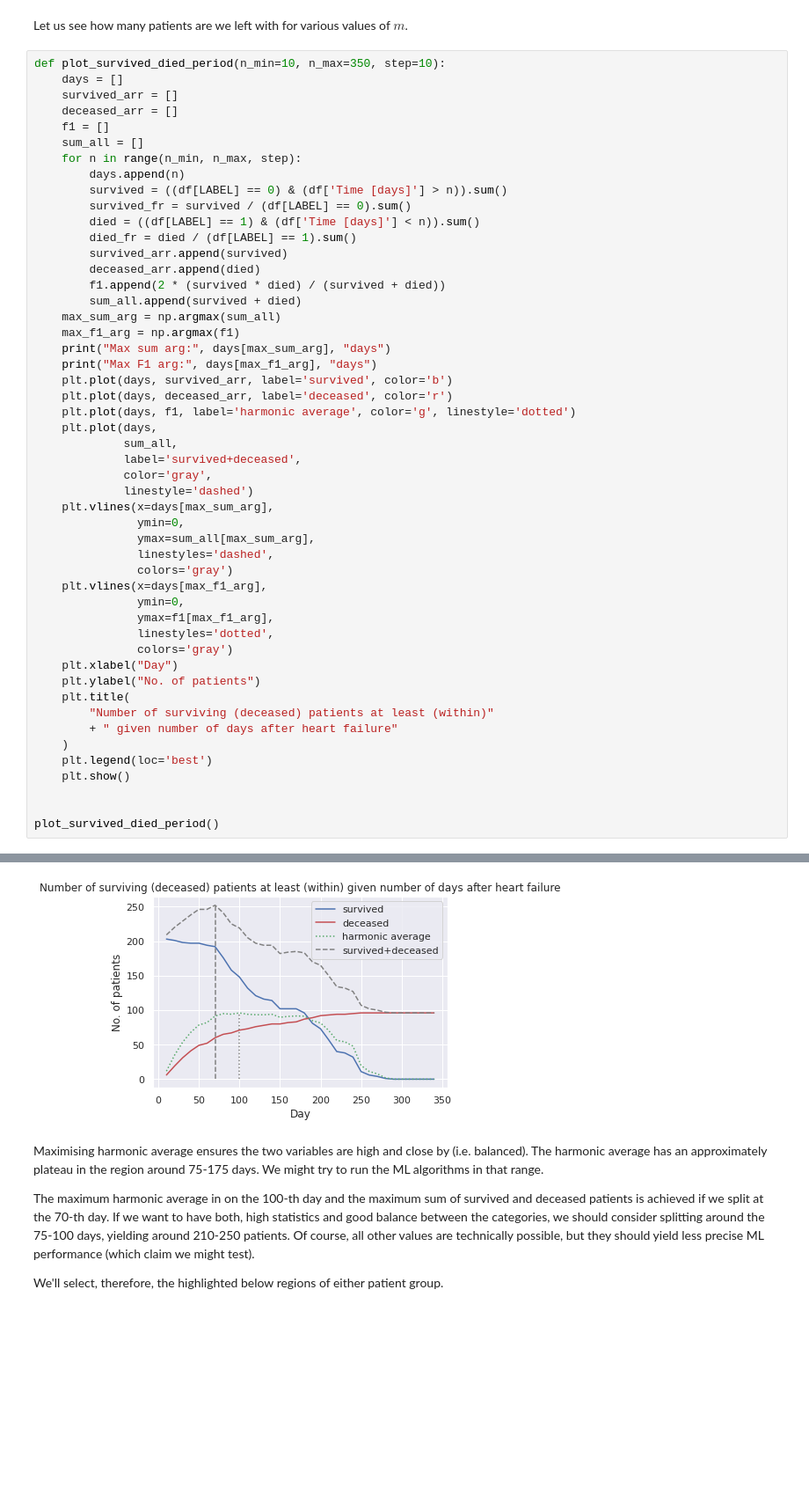
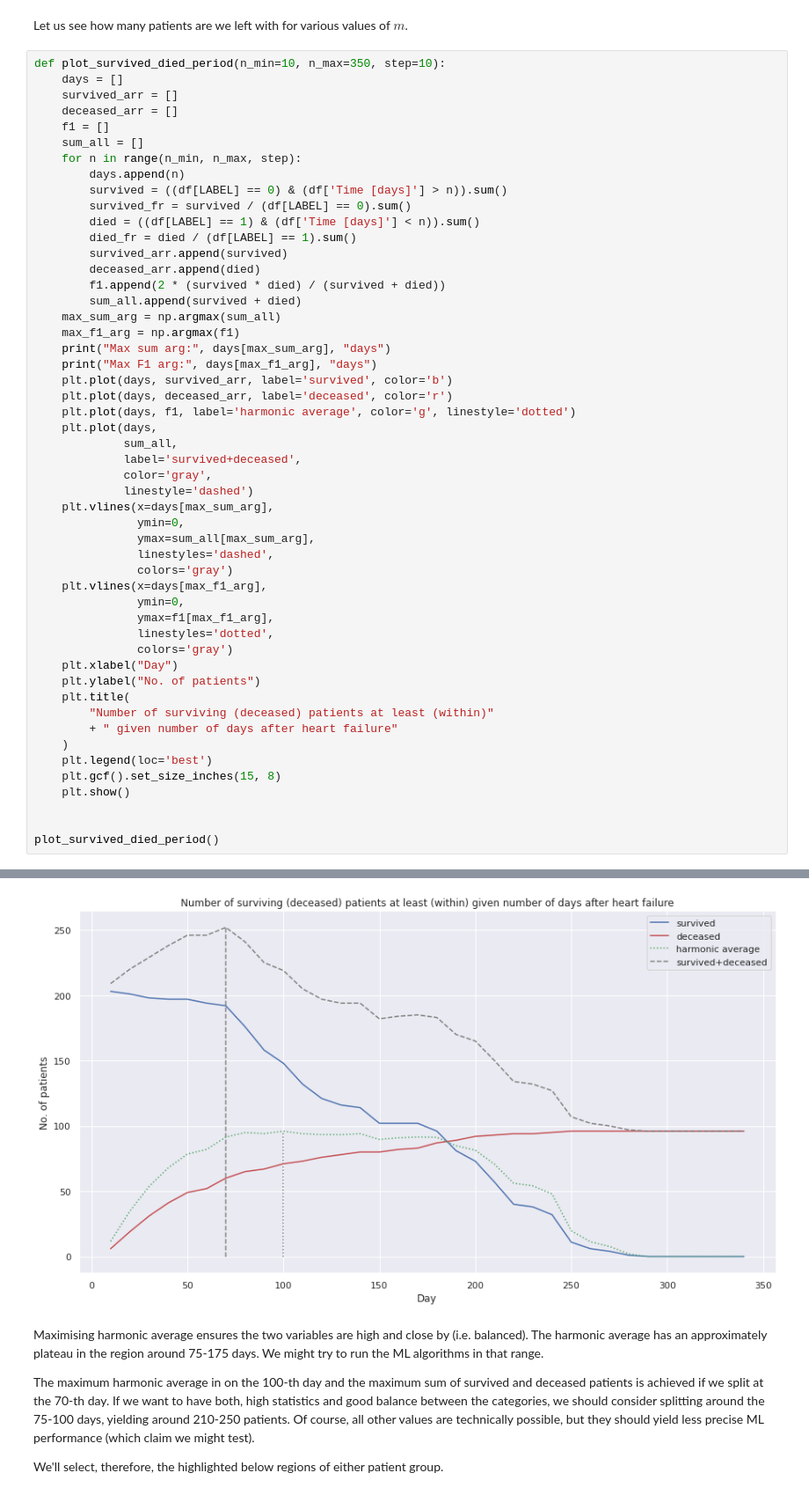
Before and after one commit to dgerstel/HeartFailurePrediction, a Jupyter notebook: jupyter/DataCleaningAndExploration.ipynb, the cells around one changed output, grey strips where cells are left out. Shown at 88% size. Drawn from its saved outputs; the diff is of its cells as text; blank space fills up the shorter version.

```diff
--- a/jupyter/DataCleaningAndExploration.ipynb
+++ b/jupyter/DataCleaningAndExploration.ipynb
@@ -366,34 +389,35 @@ def plot_survived_died_period(n_min=10, n_max=350, step=10):
     plt.plot(days, f1, label='harmonic average', color='g', linestyle='dotted')
     plt.plot(days,
              sum_all,
              label='survived+deceased',
              color='gray',
              linestyle='dashed')
     plt.vlines(x=days[max_sum_arg],
                ymin=0,
                ymax=sum_all[max_sum_arg],
                linestyles='dashed',
                colors='gray')
     plt.vlines(x=days[max_f1_arg],
                ymin=0,
                ymax=f1[max_f1_arg],
                linestyles='dotted',
                colors='gray')
     plt.xlabel("Day")
     plt.ylabel("No. of patients")
     plt.title(
         "Number of surviving (deceased) patients at least (within)"
         + " given number of days after heart failure"
     )
     plt.legend(loc='best')
+    plt.gcf().set_size_inches(15, 8)
     plt.show()
 
 
 plot_survived_died_period()
 # %% [output]
 Max sum arg: 70 days
 Max F1 arg: 100 days
-[figure, old version]
+[figure, new version]
 # %% [markdown]
 Maximising harmonic average ensures the two variables are high and close by (i.e. balanced).
 The harmonic average has an approximately plateau in the region around 75-175 days.
```
Also changed, not shown: parts of 6 cells of this notebook.
